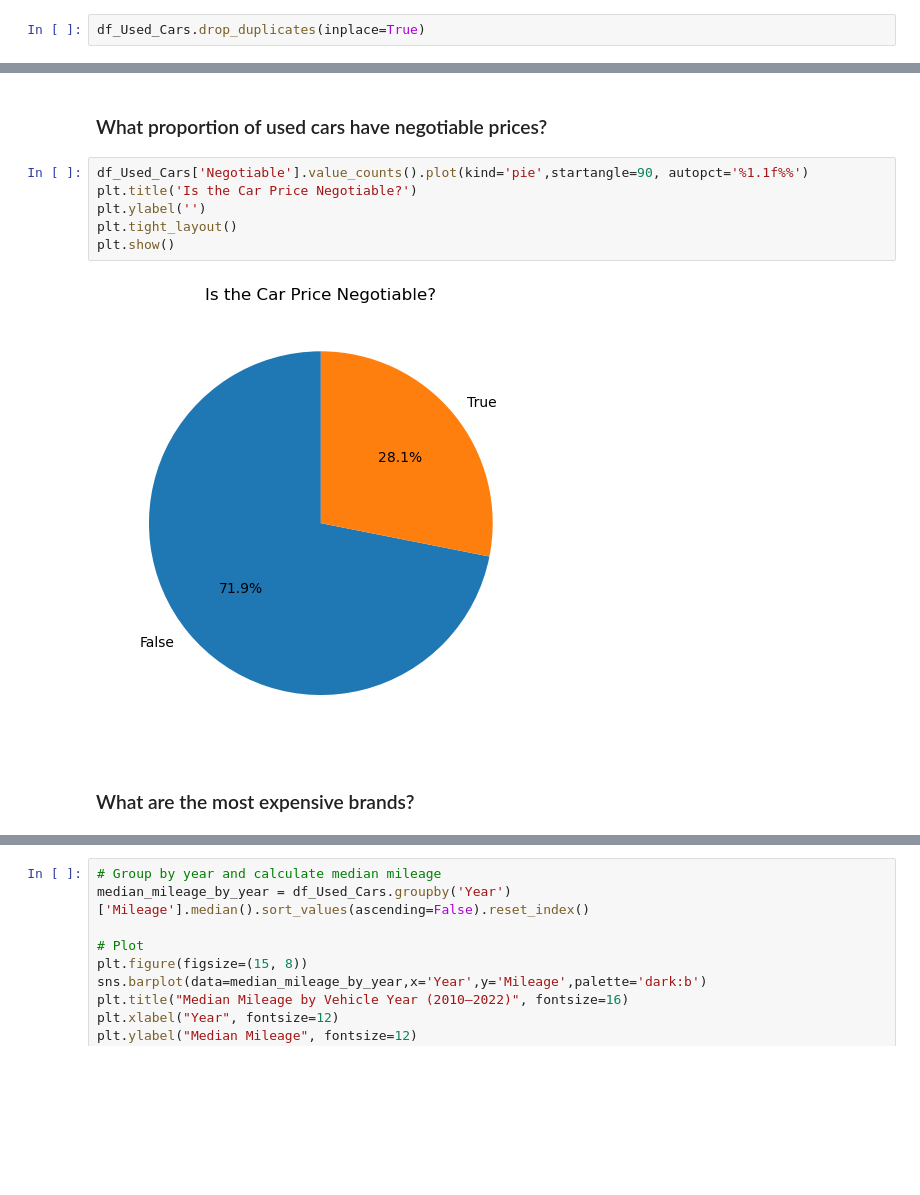
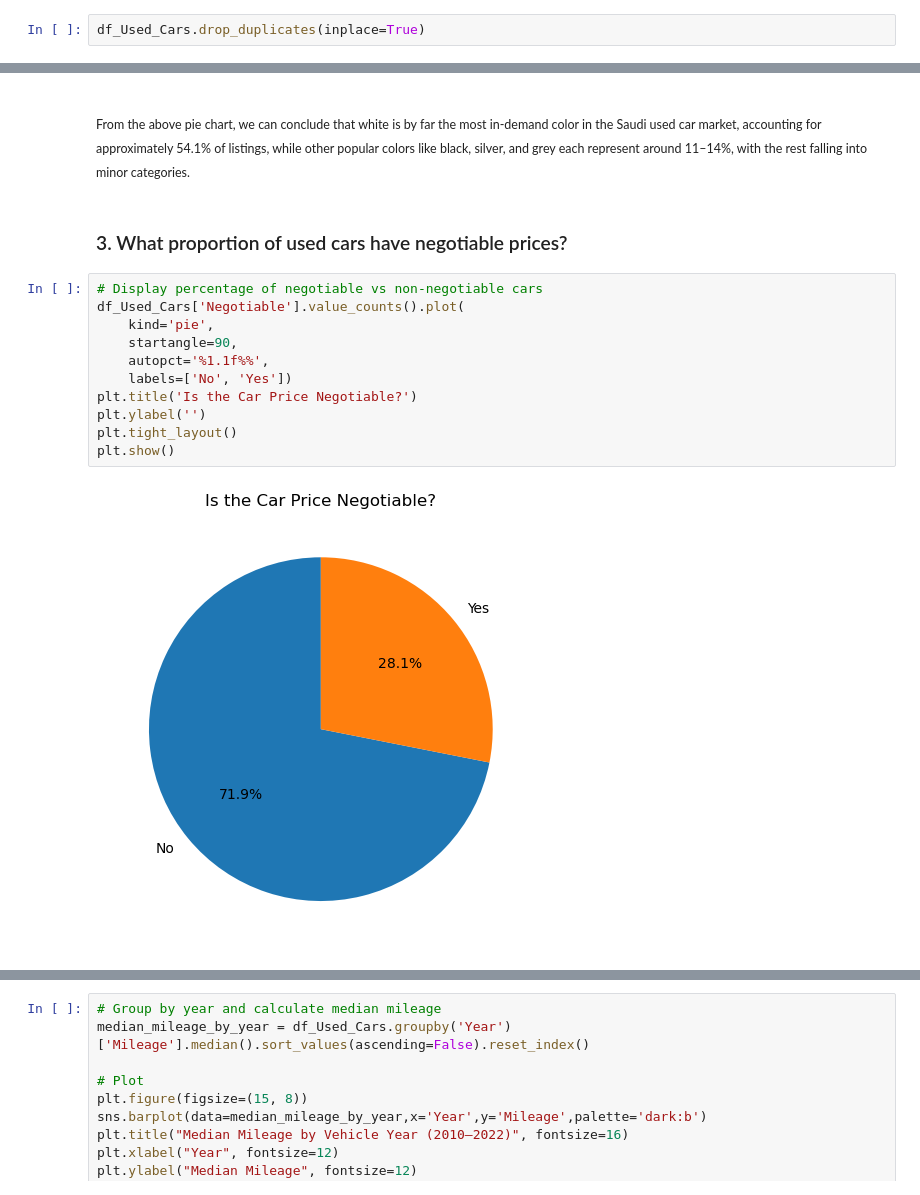
Before and after one commit to sagamohamedsaedaden-dotcom/Used_Cars_Ksa, a Jupyter notebook: used_cars_SA.ipynb, the cells around one changed output, grey strips where cells are left out. Cells and saved outputs as stored; diff of their text form; blank space fills up the shorter version.

```diff
--- a/used_cars_SA.ipynb
+++ b/used_cars_SA.ipynb
@@ -195,15 +163,22 @@ plt.tight_layout()
 plt.show()
 # %% [output]
 [figure]
+# %% [markdown]
+<small></small>
+# %% [markdown]
+<small>From the above pie chart, we can conclude that white is by far the most in-demand color in the Saudi used car market, accounting for approximately 54.1% of listings, while other popular colors like black, silver, and grey each represent around 11–14%, with the rest falling into minor categories.</small>
 # %% [markdown]
-### What proportion of used cars have negotiable prices?
+### 3. What proportion of used cars have negotiable prices?
 # %%
-df_Used_Cars['Negotiable'].value_counts().plot(kind='pie',startangle=90, autopct='%1.1f%%')
+# Display percentage of negotiable vs non-negotiable cars
+df_Used_Cars['Negotiable'].value_counts().plot(
+    kind='pie',
+    startangle=90,
+    autopct='%1.1f%%',
+    labels=['No', 'Yes'])
 plt.title('Is the Car Price Negotiable?')
 plt.ylabel('')
 plt.tight_layout()
 plt.show()
 # %% [output]
-[figure, old version]
+[figure, new version]
-# %% [markdown]
-### What are the most expensive brands?
```
Also changed, not shown: parts of 49 cells of this notebook, 9 other files.
